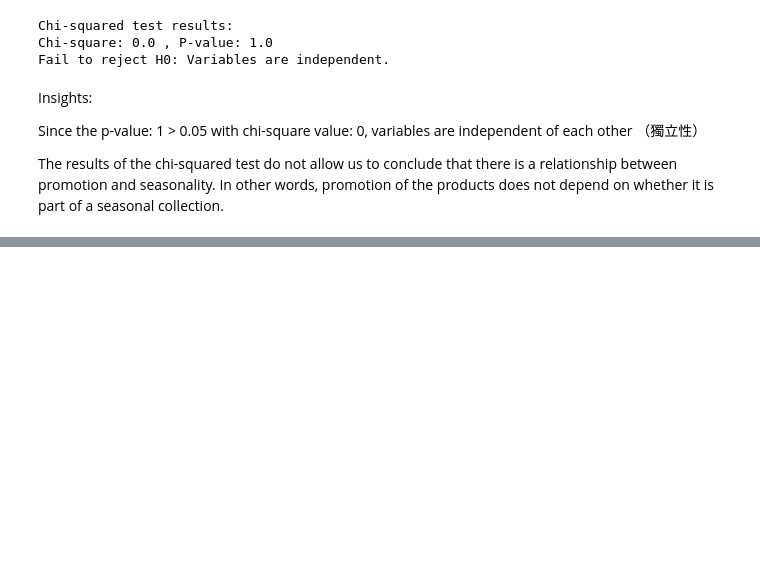
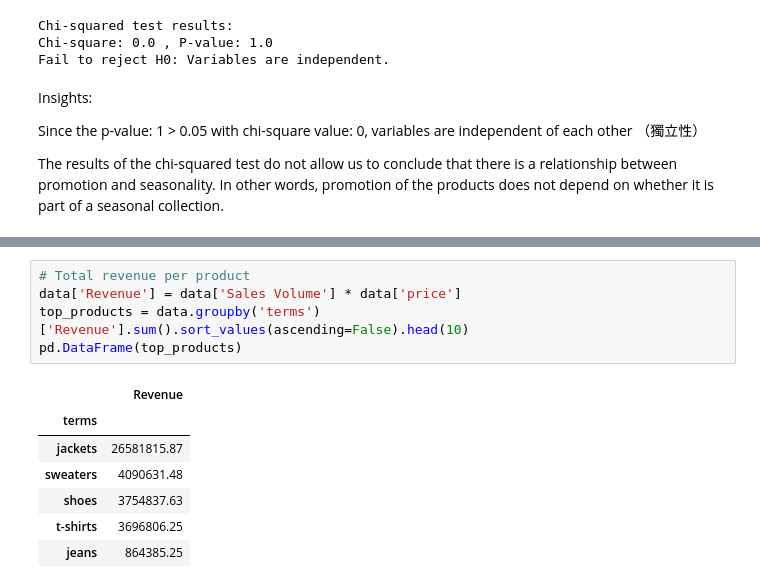
Before and after one commit to YTChiew/Zara-Sales-Analysis, a Jupyter notebook: zara_sales_analysis.ipynb, the cells around one changed output, grey strips where cells are left out. Cells and saved outputs as stored; diff of their text form; blank space fills up the shorter version.

```diff
--- a/zara_sales_analysis.ipynb
+++ b/zara_sales_analysis.ipynb
@@ -208,0 +258,13 @@ The results of the chi-squared test do not allow us to conclude that there is a
+# %%
+# Total revenue per product
+data['Revenue'] = data['Sales Volume'] * data['price']
+top_products = data.groupby('terms')['Revenue'].sum().sort_values(ascending=False).head(10)
+pd.DataFrame(top_products)
+# %% [output]
+|  | Revenue |
+| terms |  |
+| jackets | 26581815.87 |
+| sweaters | 4090631.48 |
+| shoes | 3754837.63 |
+| t-shirts | 3696806.25 |
+| jeans | 864385.25 |
```
Also changed, not shown: parts of 6 cells of this notebook.
